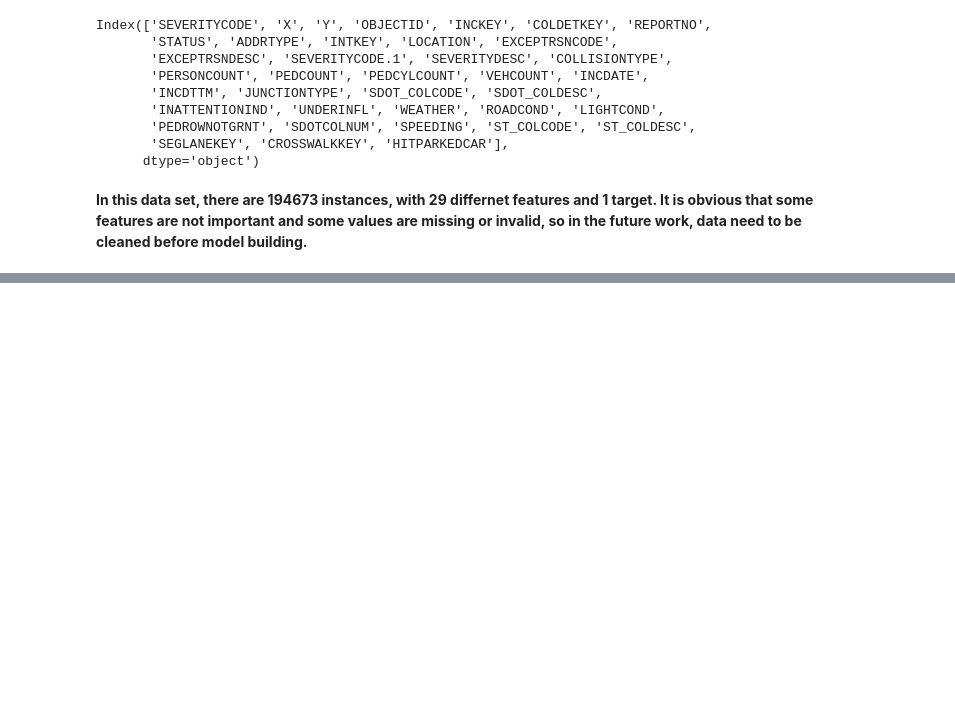
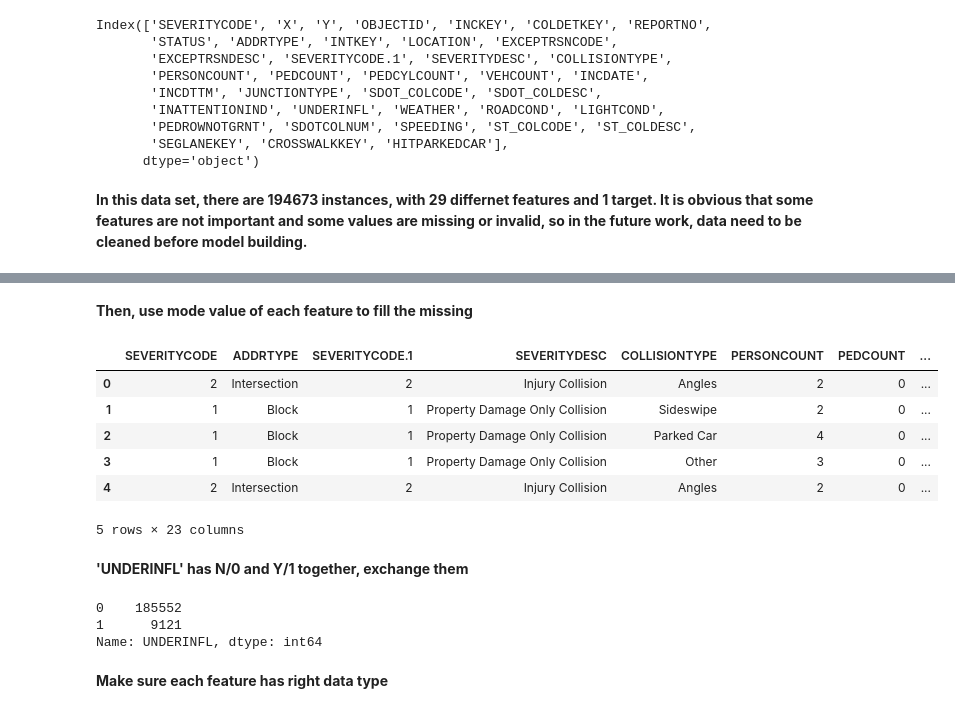
Before and after one commit to songwenzhuo/Coursera_Capstone, a Jupyter notebook: Coursera Capstone Part1.ipynb, the cells around one changed output, grey strips where cells are left out. Drawn from its saved outputs; the diff is of its cells as text; code cells hidden in the pictures; blank space fills up the shorter version.

```diff
--- a/Coursera Capstone Part1.ipynb
+++ b/Coursera Capstone Part1.ipynb
@@ -74,0 +117,2 @@ Index(['SEVERITYCODE', 'X', 'Y', 'OBJECTID', 'INCKEY', 'COLDETKEY', 'REPORTNO',
+# %%
+df.drop(['EXCEPTRSNCODE', 'EXCEPTRSNDESC', 'INATTENTIONIND', 'PEDROWNOTGRNT', 'SPEEDING'], axis=1, inplace=True)
@@ -74,0 +139,24 @@ Index(['SEVERITYCODE', 'X', 'Y', 'OBJECTID', 'INCKEY', 'COLDETKEY', 'REPORTNO',
+# %% [markdown]
+**Then, use mode value of each feature to fill the missing**
+# %%
+df.ADDRTYPE.fillna(df.ADDRTYPE.mode()[0], inplace=True)
+df.COLLISIONTYPE.fillna(df.COLLISIONTYPE.mode()[0], inplace=True)
+df.JUNCTIONTYPE.fillna(df.JUNCTIONTYPE.mode()[0], inplace=True)
+df.UNDERINFL.fillna(df.UNDERINFL.mode()[0], inplace=True)
+df.WEATHER.fillna(df.WEATHER.mode()[0], inplace=True)
+df.ROADCOND.fillna(df.ROADCOND.mode()[0], inplace=True)
+df.LIGHTCOND.fillna(df.LIGHTCOND.mode()[0], inplace=True)
+df.ST_COLCODE.fillna(df.ST_COLCODE.mode()[0], inplace=True)
+df.ST_COLDESC.fillna(df.ST_COLDESC.mode()[0], inplace=True)
+# %%
+df.head()
+# %% [output]
+|  | SEVERITYCODE | ADDRTYPE | SEVERITYCODE.1 | SEVERITYDESC | COLLISIONTYPE | PERSONCOUNT | PEDCOUNT | ... |
+| 0 | 2 | Intersection | 2 | Injury Collision | Angles | 2 | 0 | ... |
+| 1 | 1 | Block | 1 | Property Damage Only Collision | Sideswipe | 2 | 0 | ... |
+| 2 | 1 | Block | 1 | Property Damage Only Collision | Parked Car | 4 | 0 | ... |
+| 3 | 1 | Block | 1 | Property Damage Only Collision | Other | 3 | 0 | ... |
+| 4 | 2 | Intersection | 2 | Injury Collision | Angles | 2 | 0 | ... |
+5 rows × 23 columns
+# %% [markdown]
+**'UNDERINFL' has N/0 and Y/1 together, exchange them**
@@ -74,0 +166,8 @@ Index(['SEVERITYCODE', 'X', 'Y', 'OBJECTID', 'INCKEY', 'COLDETKEY', 'REPORTNO',
+# %%
+df.UNDERINFL.value_counts()
+# %% [output]
+0    185552
+1      9121
+Name: UNDERINFL, dtype: int64
+# %% [markdown]
+**Make sure each feature has right data type**
```
Also changed, not shown: parts of 16 cells of this notebook.
